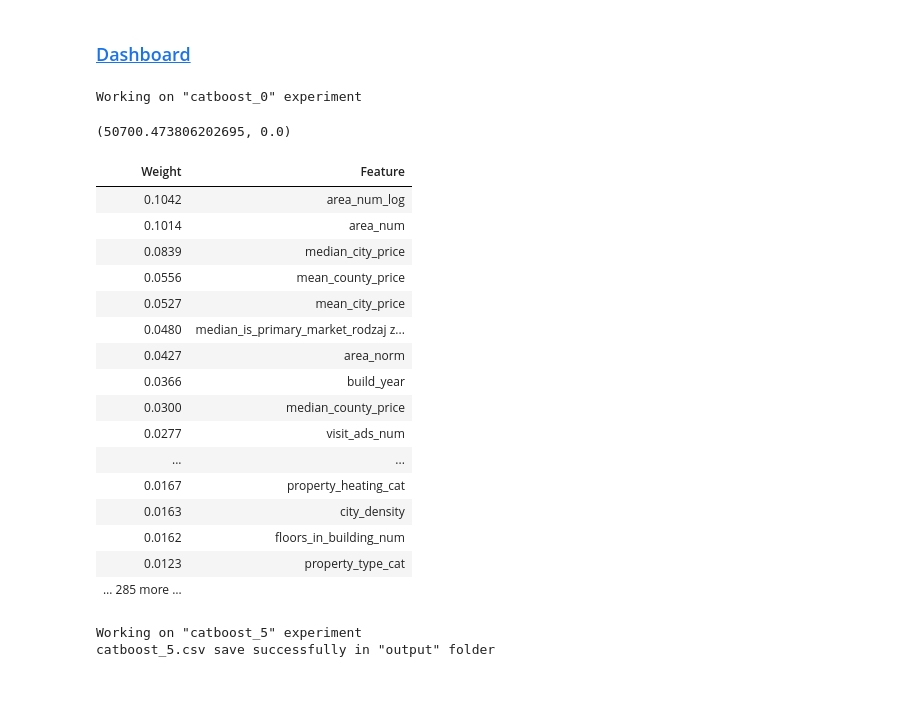
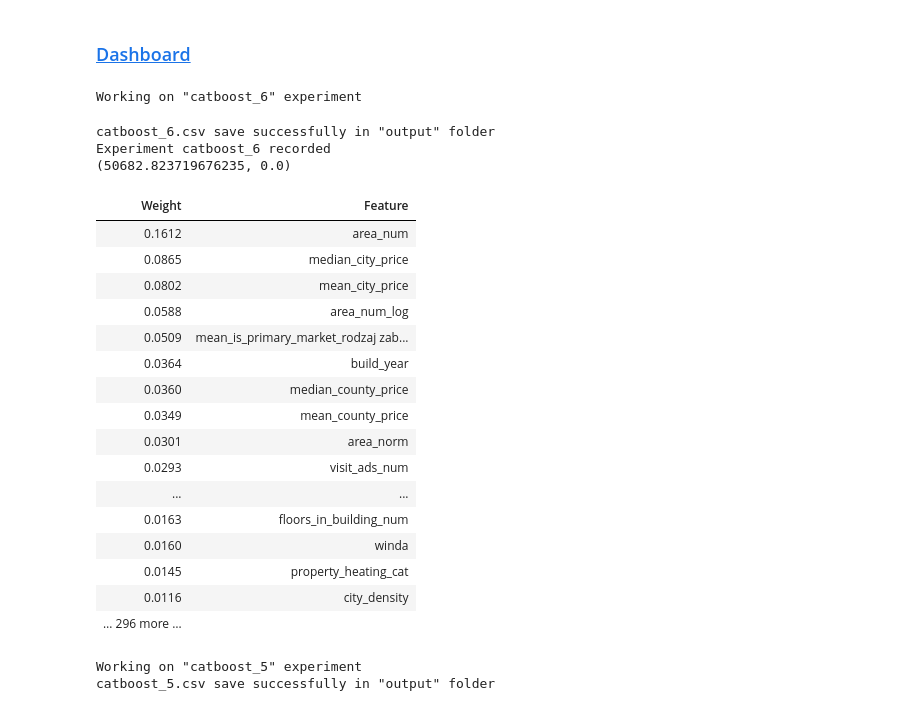
Before and after one commit to Twarzy/property_forecast, a Jupyter notebook: 01_feature_engineering.ipynb, the cells around one changed output. Saved outputs shown, nothing was run; the diff lists cells and outputs as text; code cells hidden in the pictures.

```diff
--- a/01_feature_engineering.ipynb
+++ b/01_feature_engineering.ipynb
@@ -211,11 +218,11 @@ def feature_engineering(df):
 
     def parse_location_city(val):
         all_city = city_stats['city'].to_list()
-        for city in reversed(val):
-            if city in ['Dobra', 'Józefów']:
+        for city_ in reversed(val):
+            if city_ in ['Dobra', 'Józefów']:
                 continue
-            if city in all_city:
-                return city
+            if city_ in all_city:
+                return city_
         return 'other'
 
 
@@ -366,24 +373,18 @@ def feature_engineering(df):
 
     df['area_per_room'] = df['area_norm'] / df["rooms"]
 
-    #start build year
     years = [1970, 1980, 1990, 2000, 2005, 2010, 2012, 2014, 2016, 2017]
-    #for idx in range(len(years) - 1):
-    #    df["build_year_{0}-{1}".format(years[idx], years[idx+1])] = (df["build_year"] >= years[idx]) & (df["build_year"] < years[idx+1])
-
-    #df["build_year_before_1970"] = df["build_year"] < 1970
-    #df["build_year_after_2017"] = df["build_year"] > 2017
 
     def build_year_norm(year):
         if year < 1970: return 1900
         if year > 2017: return 2018
 
         for idx in range(len(years) - 1):
-            if year >= years[idx] and year < years[idx+1]:
+            if years[idx+1] > year >= years[idx]:
                 return years[idx]
 
     df["build_year_norm"] = df["build_year"].map(build_year_norm)
-    #end build year
+
 
     big_cities = {'Poznań', 'Sopot', 'Wrocław', 'Kraków', 'Gdańsk', 'Gdynia', 'Opole', 'Katowice',  'Częstochowa', 'Szczecin', 'Kalisz', 'Łódź', 'Olsztyn', 'Warszawa'}
     for city in big_cities:
@@ -494,27 +489,33 @@ df_test[ ['id', 'price'] ].to_csv('../output/DummyRegressor.csv', index=False)
 # %% [markdown]
  ### [Dashboard](/hub/user-redirect/proxy/5000/)
 # %%
-start_experiment(df, 'catboost_hyper', scoring=mean_absolute_error, filename='catboost', results=True, export=False, mlflow_save=False)
+start_experiment(df, 'catboost_hyper', scoring=mean_absolute_error,
+                 filename='catboost',
+                 results=True,
+                 export=True,
+                 mlflow_save=True)
 # %% [output]
-Working on "catboost_0" experiment
+Working on "catboost_6" experiment
-(50700.473806202695, 0.0)
+catboost_6.csv save successfully in "output" folder
+Experiment catboost_6 recorded
+(50682.823719676235, 0.0)
 | Weight | Feature |
-| 0.1042 | area_num_log |
-| 0.1014 | area_num |
-| 0.0839 | median_city_price |
-| 0.0556 | mean_county_price |
-| 0.0527 | mean_city_price |
-| 0.0480 | median_is_primary_market_rodzaj z... |
-| 0.0427 | area_norm |
-| 0.0366 | build_year |
-| 0.0300 | median_county_price |
-| 0.0277 | visit_ads_num |
+| 0.1612 | area_num |
+| 0.0865 | median_city_price |
+| 0.0802 | mean_city_price |
+| 0.0588 | area_num_log |
+| 0.0509 | mean_is_primary_market_rodzaj zab... |
+| 0.0364 | build_year |
+| 0.0360 | median_county_price |
+| 0.0349 | mean_county_price |
+| 0.0301 | area_norm |
+| 0.0293 | visit_ads_num |
 | ... | ... |
-| 0.0167 | property_heating_cat |
-| 0.0163 | city_density |
-| 0.0162 | floors_in_building_num |
-| 0.0123 | property_type_cat |
-| … 285 more … |  |
+| 0.0163 | floors_in_building_num |
+| 0.0160 | winda |
+| 0.0145 | property_heating_cat |
+| 0.0116 | city_density |
+| … 296 more … |  |
 # %%
 start_experiment(df,
                  'catboost_hyper',
```
Also changed, not shown: parts of 21 cells of this notebook.
